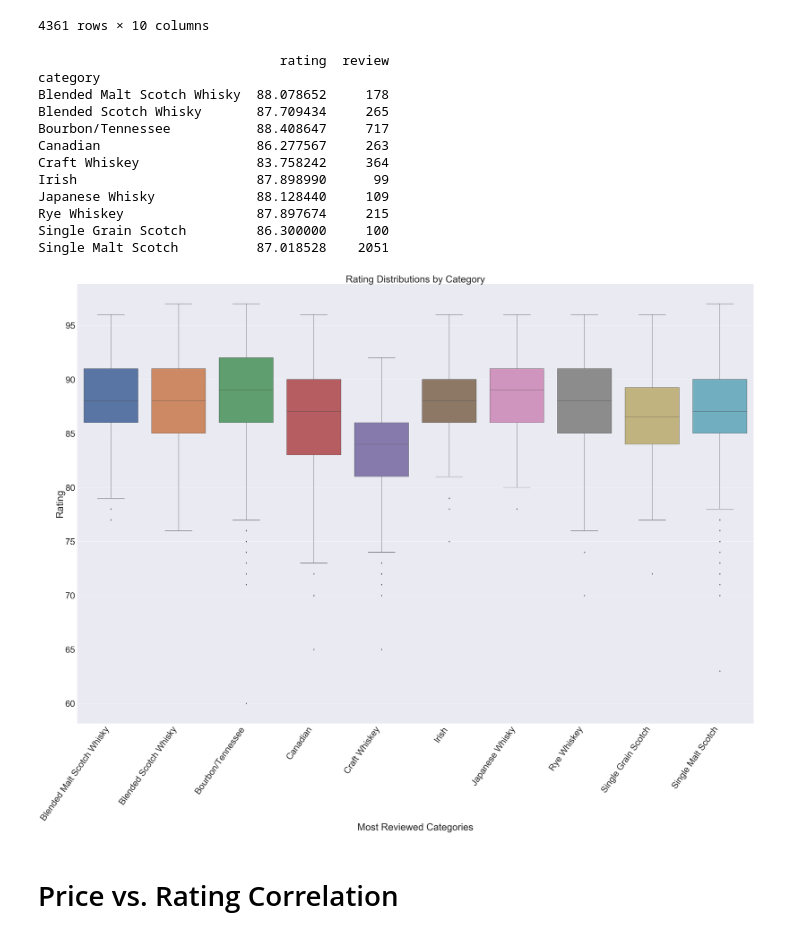
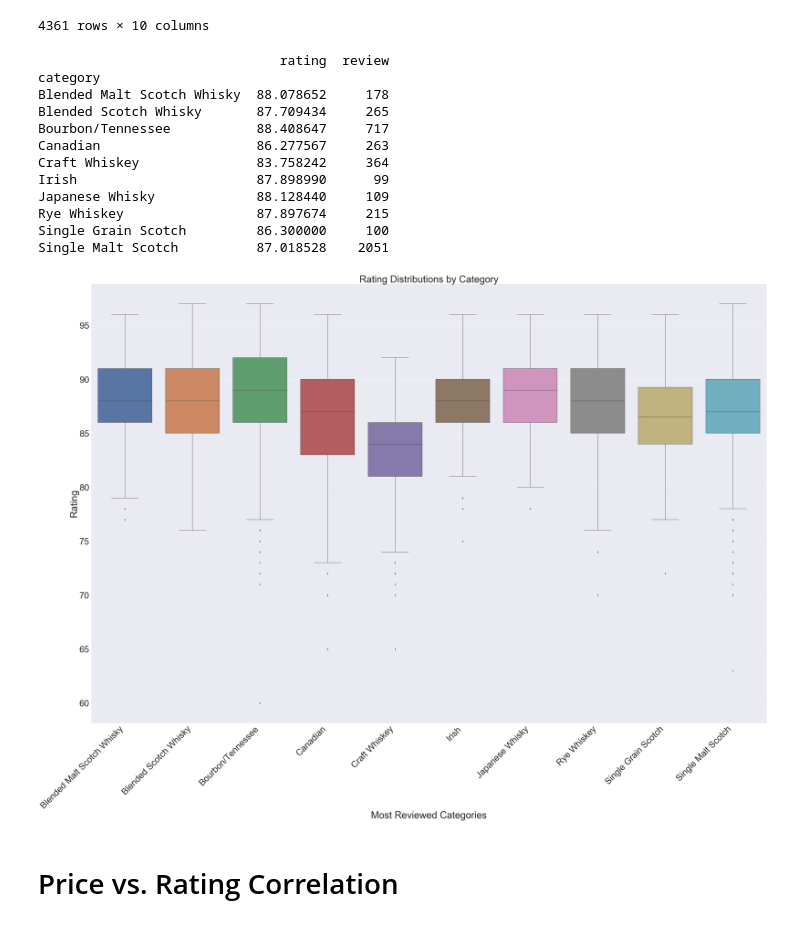
Before and after one commit to jackng310/my-WebScrape, a Jupyter notebook: whisky data.ipynb, the cells around one changed output. Drawn from its saved outputs; the diff is of its cells as text; code cells hidden in the pictures.

```diff
--- a/whisky data.ipynb
+++ b/whisky data.ipynb
@@ -114,13 +112,13 @@ The lowest rated bottle(s) of whisky are Woodford Reserve Master’s Collection
 reviewer_ratings = whisky[['review','reviewer', 'rating', 'expected_rating', 'rating_difference']].groupby('reviewer').agg({'review': 'count','rating': 'mean', 'expected_rating': 'mean', 'rating_difference': 'mean'}).sort_values('rating', ascending = False)
 whisky.reviewer.unique()
 reviewer_rating = whisky[['reviewer', 'rating']]
-plt.figure(figsize=(50,25))
-box1 = sns.boxplot(x = 'reviewer', y = 'rating', data=whisky)
-box1.set_xticklabels(box1.get_xticklabels(), rotation=55, horizontalalignment='right')
-box1.set_title('Rating Distributions by Reviewer')
+plt.figure(figsize=(60,40))
+reviewer_box = sns.boxplot(x = 'reviewer', y = 'rating', data=whisky)
+reviewer_box.set_xticklabels(reviewer_box.get_xticklabels(), rotation = 45, horizontalalignment = 'right')
+reviewer_box.set_title('Rating Distributions by Reviewer')
 plt.xlabel('Reviewer')
 plt.ylabel('Rating')
-sns.set(font_scale = 4)
+sns.set(font_scale = 5)
 print(reviewer_ratings)
 print('\n')
 # %% [output]
@@ -171,28 +169,28 @@ whisky_filter
 # %%
 
 plt.figure(figsize=(60,40))
-box2 = sns.boxplot(x = 'category', y = 'rating', data = whisky_filter)
-box2.set_xticklabels(box2.get_xticklabels(), rotation=55, horizontalalignment='right')
-box2.set_title('Rating Distributions by Category')
+category_box = sns.boxplot(x = 'category', y = 'rating', data = whisky_filter)
+category_box.set_xticklabels(category_box.get_xticklabels(), rotation = 45, horizontalalignment = 'right')
+category_box.set_title('Rating Distributions by Category')
 plt.xlabel('Most Reviewed Categories')
 plt.ylabel('Rating')
 sns.set(font_scale = 5)
 print(categories_filter)
 print('\n')
 # %% [output]
                                rating  review
 category
 Blended Malt Scotch Whisky  88.078652     178
 Blended Scotch Whisky       87.709434     265
 Bourbon/Tennessee           88.408647     717
 Canadian                    86.277567     263
 Craft Whiskey               83.758242     364
 Irish                       87.898990      99
 Japanese Whisky             88.128440     109
 Rye Whiskey                 87.897674     215
 Single Grain Scotch         86.300000     100
 Single Malt Scotch          87.018528    2051
-[figure, old version]
+[figure, new version]
 # %% [markdown]
 # Price vs. Rating Correlation
 # %%
```
Also changed, not shown: parts of 3 cells of this notebook.
